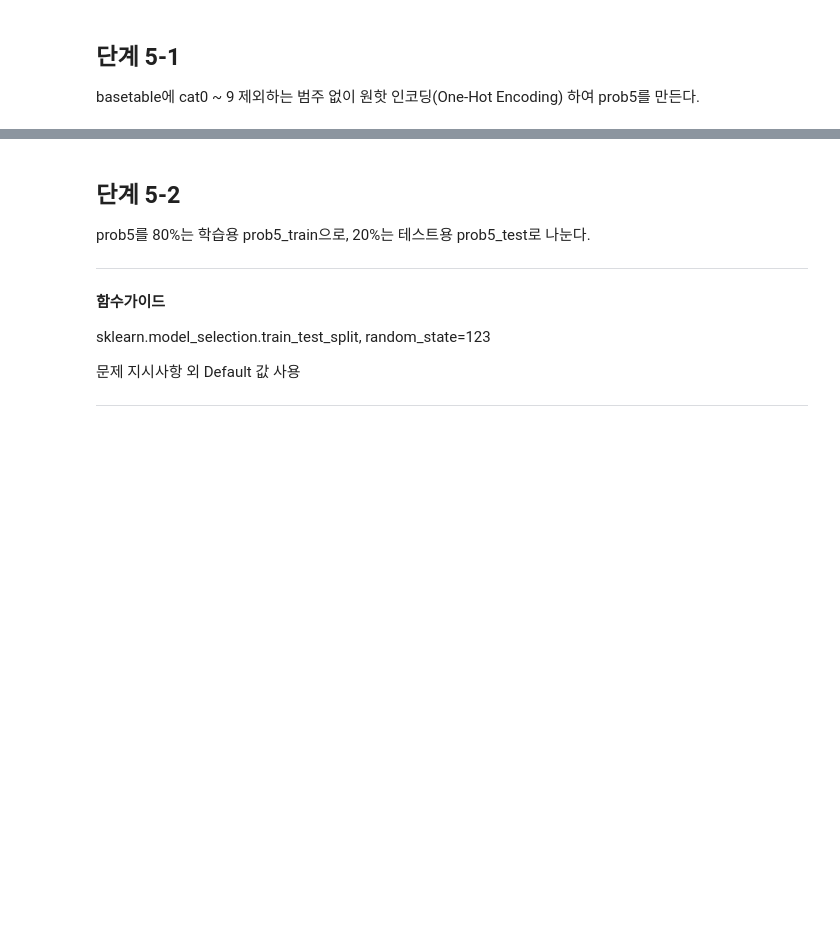
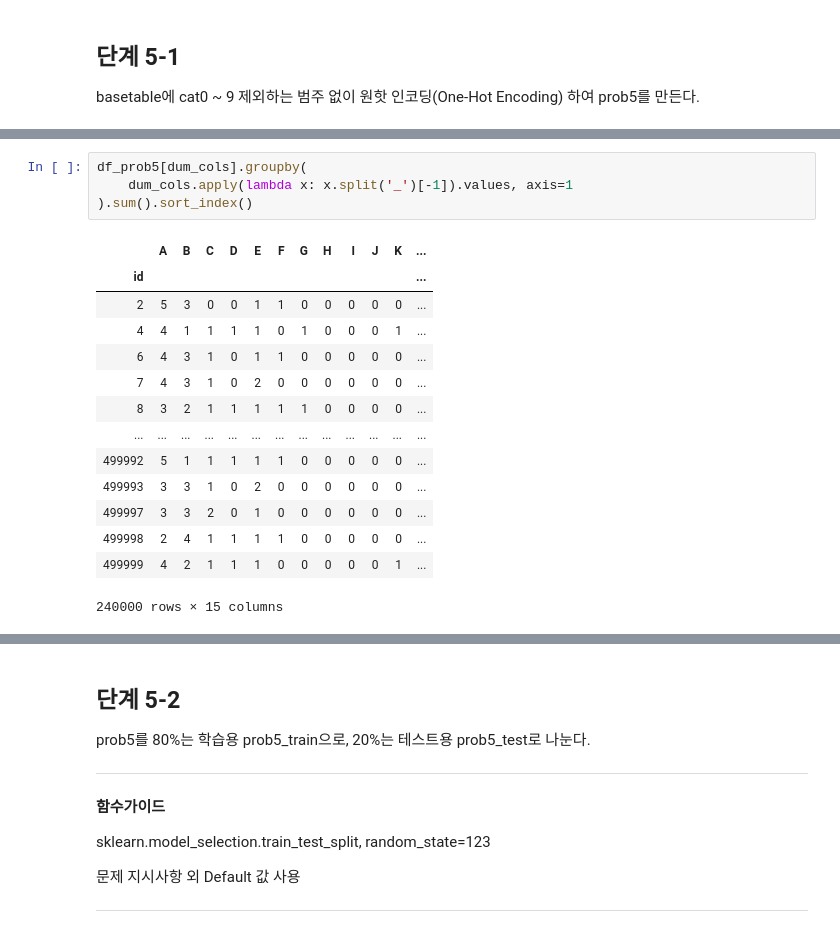
Before and after one commit to sunkusun9/DS_lv3_2404_2, a Jupyter notebook: sec_ds_lv3_prob2_prob.ipynb, the cells around one changed output, grey strips where cells are left out. Saved outputs shown, nothing was run; the diff lists cells and outputs as text; blank space fills up the shorter version.

```diff
--- a/sec_ds_lv3_prob2_prob.ipynb
+++ b/sec_ds_lv3_prob2_prob.ipynb
@@ -1296,0 +1354,19 @@ basetable에 cat0 ~ 9 제외하는 범주 없이 원핫 인코딩(One-Hot Encodi
+# %%
+df_prob5[dum_cols].groupby(
+    dum_cols.apply(lambda x: x.split('_')[-1]).values, axis=1
+).sum().sort_index()
+# %% [output]
+|  | A | B | C | D | E | F | G | H | I | J | K | ... |
+| id |  |  |  |  |  |  |  |  |  |  |  | ... |
+| 2 | 5 | 3 | 0 | 0 | 1 | 1 | 0 | 0 | 0 | 0 | 0 | ... |
+| 4 | 4 | 1 | 1 | 1 | 1 | 0 | 1 | 0 | 0 | 0 | 1 | ... |
+| 6 | 4 | 3 | 1 | 0 | 1 | 1 | 0 | 0 | 0 | 0 | 0 | ... |
+| 7 | 4 | 3 | 1 | 0 | 2 | 0 | 0 | 0 | 0 | 0 | 0 | ... |
+| 8 | 3 | 2 | 1 | 1 | 1 | 1 | 1 | 0 | 0 | 0 | 0 | ... |
+| ... | ... | ... | ... | ... | ... | ... | ... | ... | ... | ... | ... | ... |
+| 499992 | 5 | 1 | 1 | 1 | 1 | 1 | 0 | 0 | 0 | 0 | 0 | ... |
+| 499993 | 3 | 3 | 1 | 0 | 2 | 0 | 0 | 0 | 0 | 0 | 0 | ... |
+| 499997 | 3 | 3 | 2 | 0 | 1 | 0 | 0 | 0 | 0 | 0 | 0 | ... |
+| 499998 | 2 | 4 | 1 | 1 | 1 | 1 | 0 | 0 | 0 | 0 | 0 | ... |
+| 499999 | 4 | 2 | 1 | 1 | 1 | 0 | 0 | 0 | 0 | 0 | 1 | ... |
+240000 rows × 15 columns
```
Also changed, not shown: parts of 94 cells of this notebook.
